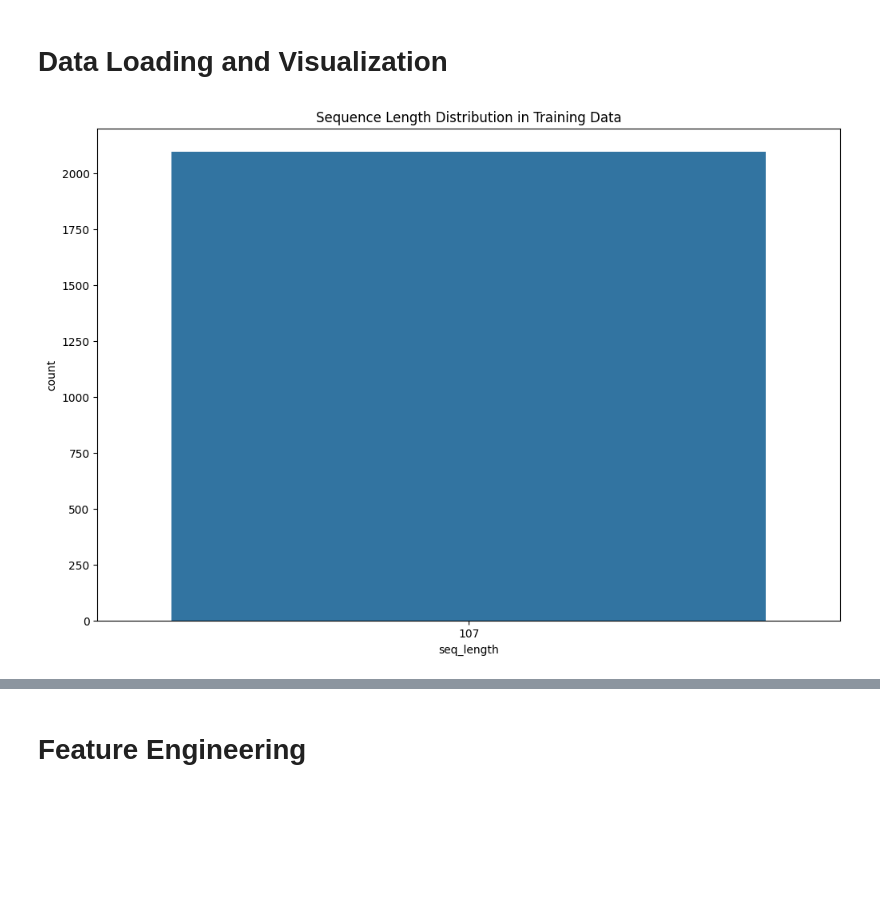
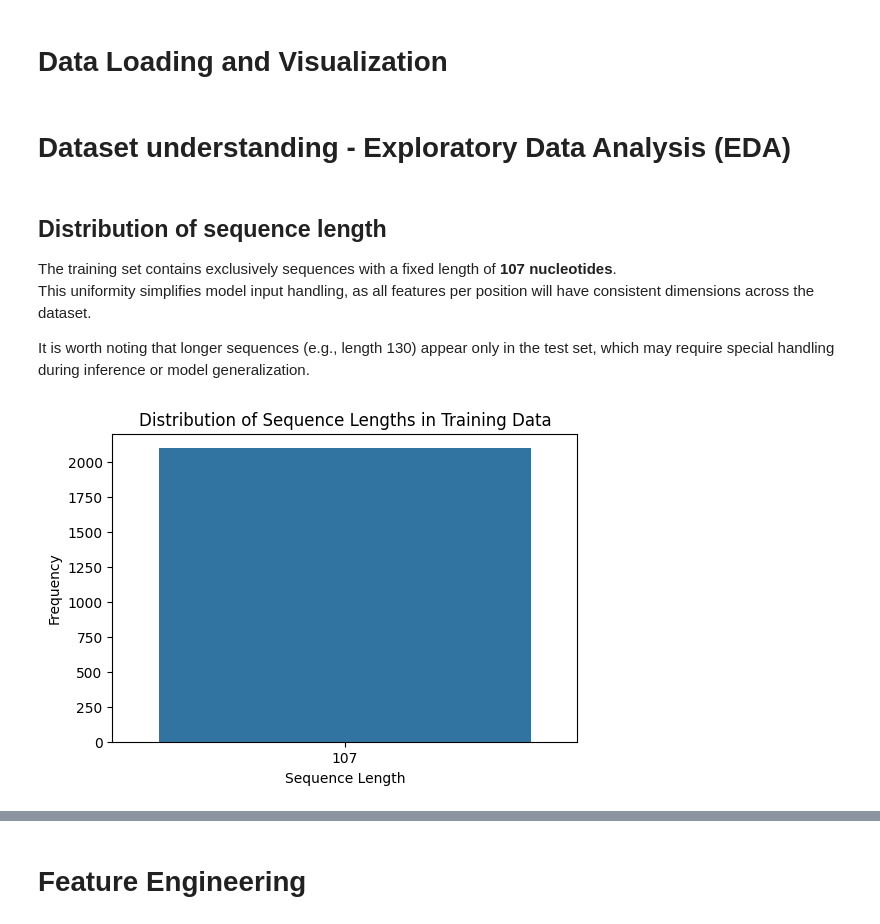
Before and after one commit to mateus-aleixo/OpenVaccine, a Jupyter notebook: versions/latest/latest.ipynb, the cells around one changed output, grey strips where cells are left out. Drawn from its saved outputs; the diff is of its cells as text; code cells hidden in the pictures; blank space fills up the shorter version.

```diff
--- a/versions/latest/latest.ipynb
+++ b/versions/latest/latest.ipynb
@@ -24,9 +24,9 @@ os.makedirs("./images", exist_ok=True)
 # Data Loading and Visualization
 # %%
 # Load datasets
-train = pd.read_json("../../stanford-covid-vaccine/train.json", lines=True)
-test = pd.read_json("../../stanford-covid-vaccine/test.json", lines=True)
-sub = pd.read_csv("../../stanford-covid-vaccine/sample_submission.csv")
+train = pd.read_json("./stanford-covid-vaccine/train.json", lines=True)
+test = pd.read_json("./stanford-covid-vaccine/test.json", lines=True)
+sub = pd.read_csv("./stanford-covid-vaccine/sample_submission.csv")
 
 # Filter training data
 train = train[train.signal_to_noise > 1].reset_index(drop=True)
@@ -34,11 +34,21 @@ train = train[train.signal_to_noise > 1].reset_index(drop=True)
 # Separate public and private test data
 test_pub = test[test["seq_length"] == 107].reset_index(drop=True)
 test_pri = test[test["seq_length"] == 130].reset_index(drop=True)
+# %% [markdown]
+# Dataset understanding - Exploratory Data Analysis (EDA)
+# %% [markdown]
+## Distribution of sequence length
+
+The training set contains exclusively sequences with a fixed length of **107 nucleotides**.
+This uniformity simplifies model input handling, as all features per position will have consistent dimensions across the dataset.
+
+It is worth noting that longer sequences (e.g., length 130) appear only in the test set, which may require special handling during inference or model generalization.
 # %%
-plt.figure(figsize=(12, 8))
+plt.figure(figsize=(6, 4))
 sns.countplot(x=train["seq_length"])
-plt.title("Sequence Length Distribution in Training Data")
-plt.savefig("./images/seq_length_distribution.png", bbox_inches="tight")
-plt.show()
+plt.title("Distribution of Sequence Lengths in Training Data")
+plt.xlabel("Sequence Length")
+plt.ylabel("Frequency")
+plt.savefig("./images/seq_length_distribution.png", bbox_inches="tight", dpi=200)
 # %% [output]
-[figure, old version]
+[figure, new version]
```
Also changed, not shown: parts of 17 cells of this notebook, 10 other files.
